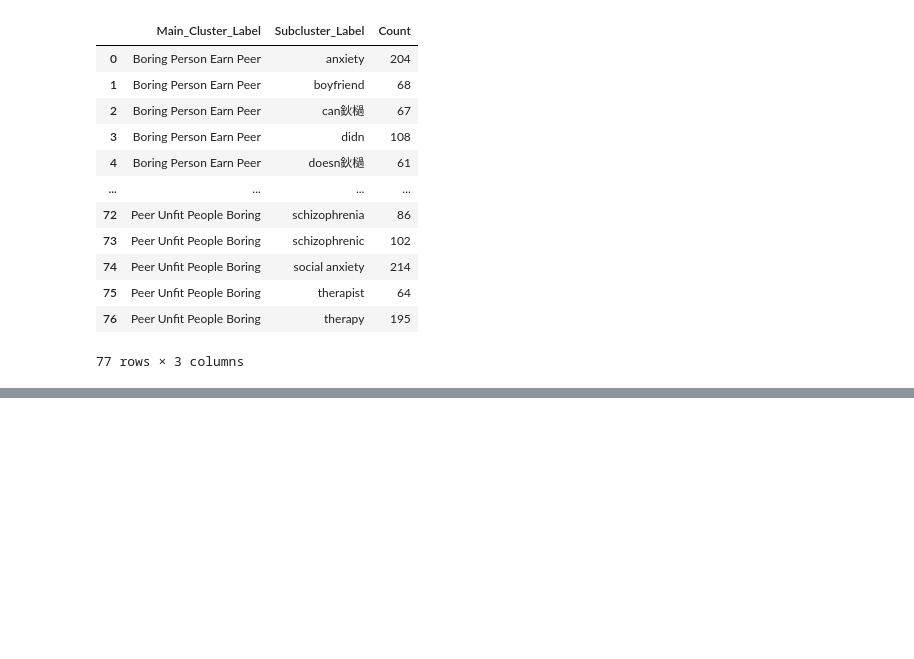
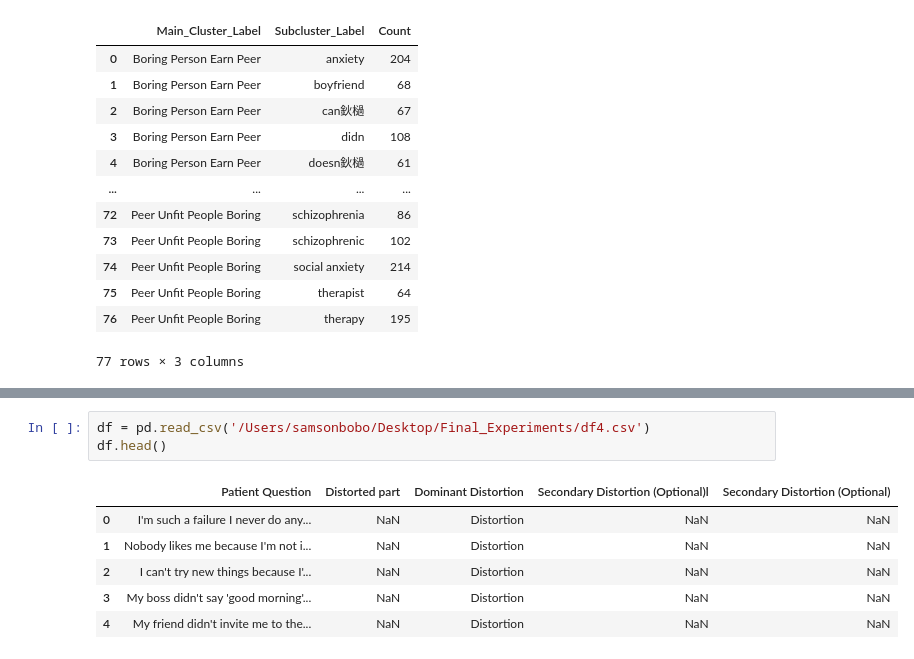
Before and after one commit to BoboSamson/pygents, a Jupyter notebook: initial results/Visualisations.ipynb, the cells around one changed output, grey strips where cells are left out. Saved outputs shown, nothing was run; the diff lists cells and outputs as text; blank space fills up the shorter version.

```diff
--- a/initial results/Visualisations.ipynb
+++ b/initial results/Visualisations.ipynb
@@ -251,0 +316,10 @@ df8
+# %%
+df = pd.read_csv('/Users/samsonbobo/Desktop/Final_Experiments/df4.csv')
+df.head()
+# %% [output]
+|  | Patient Question | Distorted part | Dominant Distortion | Secondary Distortion (Optional)l | Secondary Distortion (Optional) |
+| 0 | I'm such a failure I never do any... | NaN | Distortion | NaN | NaN |
+| 1 | Nobody likes me because I'm not i... | NaN | Distortion | NaN | NaN |
+| 2 | I can't try new things because I'... | NaN | Distortion | NaN | NaN |
+| 3 | My boss didn't say 'good morning'... | NaN | Distortion | NaN | NaN |
+| 4 | My friend didn't invite me to the... | NaN | Distortion | NaN | NaN |
```
Also changed, not shown: parts of 16 cells of this notebook.
